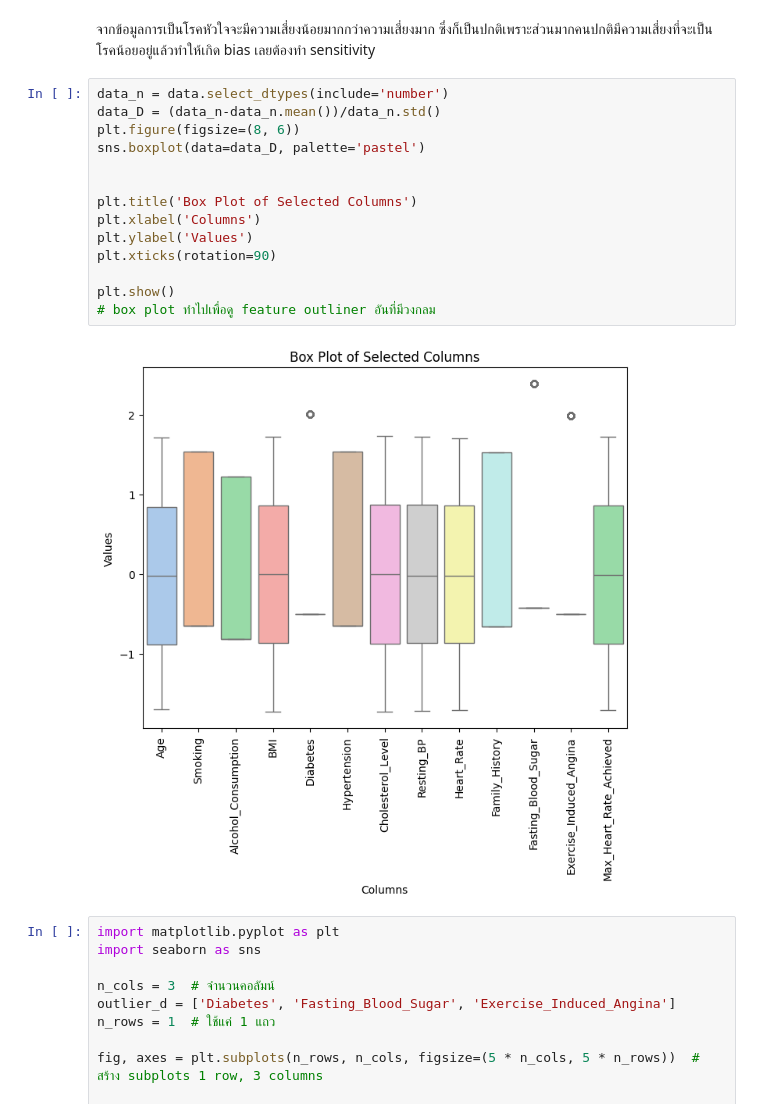
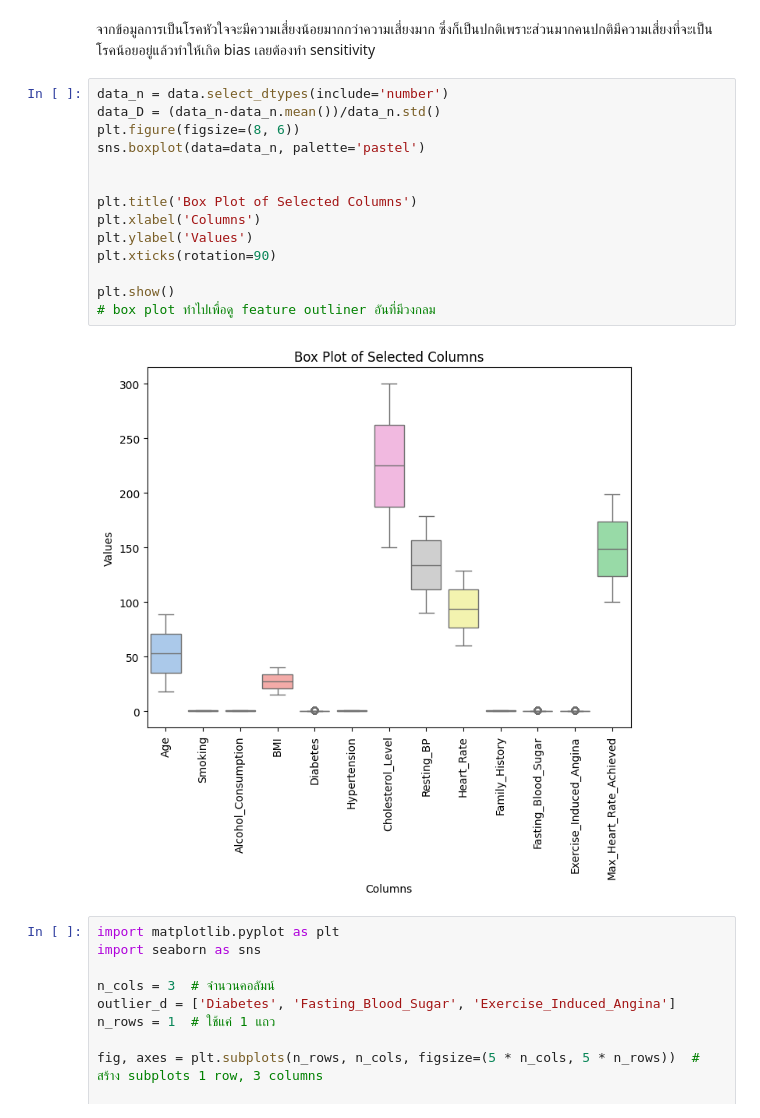
Before and after one commit to Rlaal19/AI, a Jupyter notebook: Miniproject_Model/Data_Understanding_1.ipynb, the cells around one changed output. Cells and saved outputs as stored; diff of their text form.

```diff
--- a/Miniproject_Model/Data_Understanding_1.ipynb
+++ b/Miniproject_Model/Data_Understanding_1.ipynb
@@ -99,19 +99,19 @@ plt.show()
 # %%
 data_n = data.select_dtypes(include='number')
 data_D = (data_n-data_n.mean())/data_n.std()
 plt.figure(figsize=(8, 6))
-sns.boxplot(data=data_D, palette='pastel')
+sns.boxplot(data=data_n, palette='pastel')
 
 
 plt.title('Box Plot of Selected Columns')
 plt.xlabel('Columns')
 plt.ylabel('Values')
 plt.xticks(rotation=90)
 
 plt.show()
 # box plot ทำไปเพื่อดู feature outliner อันที่มีวงกลม
 # %% [output]
-[figure, old version]
+[figure, new version]
 # %%
 import matplotlib.pyplot as plt
 import seaborn as sns
```
Also changed, not shown: parts of 3 cells of this notebook, 2 other files.
